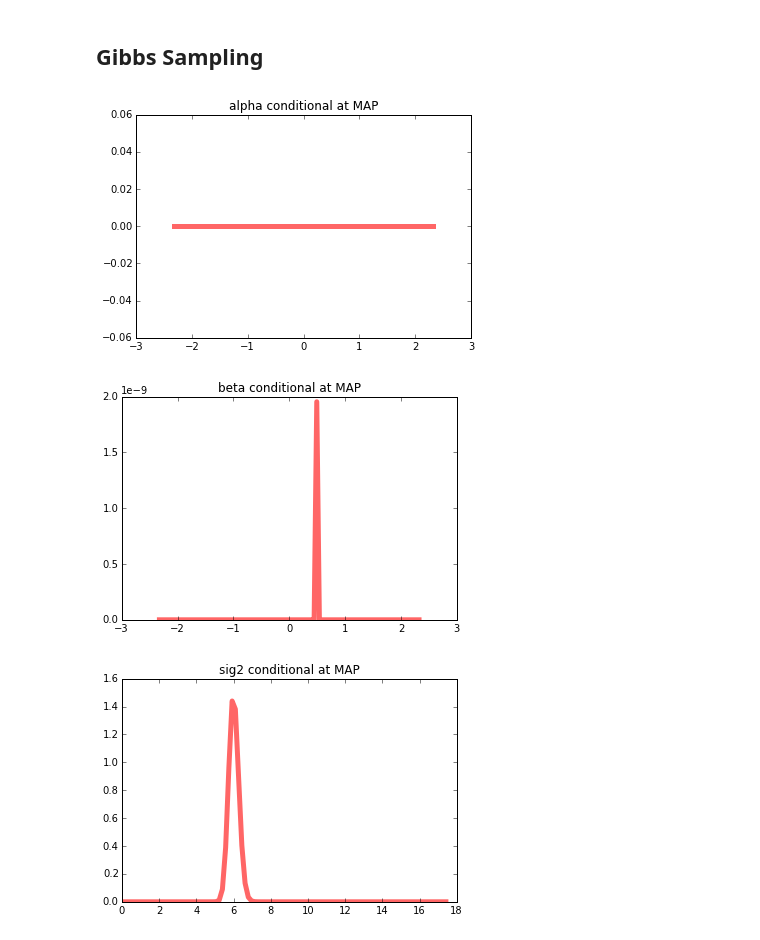
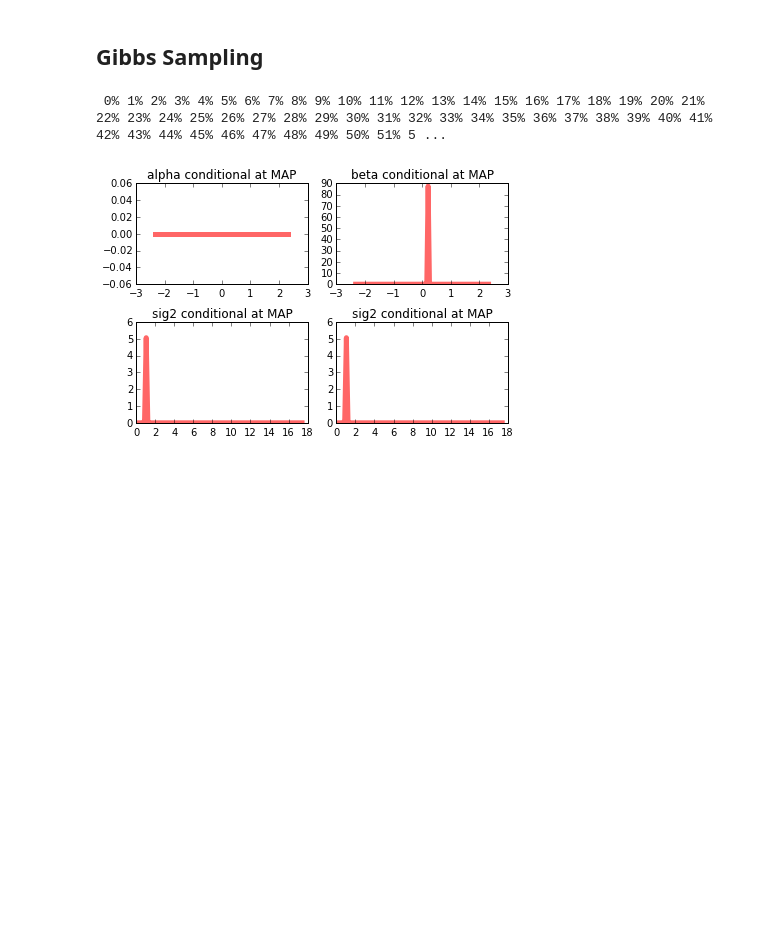
Before and after one commit to mobeets/AR-1-gibbs, a Jupyter notebook: AR-1 + noise.ipynb, the cells around one changed output. Cells and saved outputs as stored; diff of their text form; code cells hidden in the pictures; blank space fills up the shorter version.

```diff
--- a/AR-1 + noise.ipynb
+++ b/AR-1 + noise.ipynb
@@ -112,8 +112,8 @@ T.cond.b = lambda (a, b, s, t, X, Y): T.prior.p1*T.prior.p2 + sum((Y-X)**2)
 # %%
 A.cond.rv = lambda theta: norm(loc=A.cond.m(theta), scale=np.sqrt(A.cond.var(theta)))
 B.cond.rv = lambda theta: norm(loc=B.cond.m(theta), scale=np.sqrt(B.cond.var(theta)))
-S.cond.rv = lambda theta: invgamma(S.cond.a(theta)/2, loc=0, scale=S.cond.b(theta)/2)
-T.cond.rv = lambda theta: invgamma(T.cond.a(theta)/2, loc=0, scale=T.cond.b(theta)/2)
+S.cond.rv = lambda theta: invgamma(S.cond.p1(theta)/2, loc=0, scale=S.cond.p1(theta)/2)
+T.cond.rv = lambda theta: invgamma(T.cond.p1(theta)/2, loc=0, scale=T.cond.p1(theta)/2)
 
 def draw_theta((aCur, bCur, sCur, tCur), X, Y):
     aCur = A.cond.rv((aCur, bCur, sCur, tCur, X, Y)).rvs(size=1)
@@ -124,12 +124,16 @@ def draw_theta((aCur, bCur, sCur, tCur), X, Y):
 # %% [markdown]
 ## Filter Forward Backwards Sampling (FFBS)
 # %%
-def inner_backward((a,b,s,t), Xt1, Yt1, mt, Ct, rt):
+def inner_backward((a,b,s,t), Xt1, Yt1, mt, Ct, rt1):
     """
     n.b. read Xt1 as "X_{t+1}"
     """
-    ht = mt + (b* Ct * (Xt1 - rt))/Yt1
+    ht = mt + (b * Ct)/(Yt1*(Xt1 - rt1))
+    # ht = mt + (b * Ct * (Xt1 - rt1))/Yt1
     Ht = Ct - (b**2)*(Ct**2)/Yt1
+    if Ht <= 0:
+        print (a,b,s,t)
+        print "Invalid Ht: {0} = {1} - {2}".format(Ht, Ct, (b**2)*(Ct**2)/Yt1)
     return norm(loc=ht, scale=np.sqrt(Ht)).rvs(size=1)
 
 def backward((a,b,s,t), XT, Y, m, C, r):
@@ -139,7 +143,7 @@ def backward((a,b,s,t), XT, Y, m, C, r):
     X = np.zeros(len(Y))
     X[-1] = XT
     for i in xrange(len(Y)-2, -1, -1):
-        X[i] = inner_backward((a,b,s,t), X[i+1], Y[i+1], m[i], C[i], r[i])
+        X[i] = inner_backward((a,b,s,t), X[i+1], Y[i+1], m[i], C[i], r[i+1])
     return X
 
 def forward((a,b,s,t), Y):
@@ -166,6 +170,8 @@ def forward((a,b,s,t), Y):
         H[i] = R[i]/F[i]
         m[i] = r[i] + H[i]*h[i]
         C[i] = R[i] - R[i]*H[i]
+    if C[-1] <= 0:
+        print "Invalid CT: {0}".format(C[-1])
     XT = norm(loc=m[-1], scale=np.sqrt(C[-1])).rvs(size=1)
     return XT, m, C, r
 
@@ -181,28 +187,42 @@ Thetas = np.zeros([niters+1, 4])
 States = np.zeros([niters+1, len(D.Y)])
 States[0] = D.Y
 for i in xrange(1, niters+1):
+    if i % 10 == 0:
+        print '{0}%'.format(int(i*100.0/(niters+1))),
     Thetas[i] = draw_theta(Thetas[i-1], States[i-1], D.Y)
     States[i] = ffbs(Thetas[i], D.Y)
 tMAP = Thetas.mean(0)
+print
 print '(alpha, beta, sig2, ome2) = {0}'.format(tMAP)
+# %% [output]
+ 0% 1% 2% 3% 4% 5% 6% 7% 8% 9% 10% 11% 12% 13% 14% 15% 16% 17% 18% 19% 20% 21% 22% 23% 24% 25% 26% 27% 28% 29% 30% 31% 32% 33% 34% 35% 36% 37% 38% 39% 40% 41% 42% 43% 44% 45% 46% 47% 48% 49% 50% 51% 5 ...
 # %%
 # tMAP = [ 5.33132064, 0.47778493, 5.64343147]
+alpha, beta, sig2, ome2 = tMAP
+pMAP = (alpha, beta, sig2, ome2, States[-1], D.Y)
+
 x1 = np.linspace(norm.ppf(0.01), norm.ppf(0.99), 100)
-x2 = np.linspace(invgamma.ppf(0.01, S.prior.a/2), invgamma.ppf(0.99, S.prior.a/2), 100)
+x2 = np.linspace(invgamma.ppf(0.01, S.prior.p1/2), invgamma.ppf(0.99, S.prior.p1/2), 100)
+x3 = np.linspace(invgamma.ppf(0.01, T.prior.p1/2), invgamma.ppf(0.99, T.prior.p1/2), 100)
 
-plt.plot(x1, A.cond.rv(tMAP).pdf(x1), 'r-', lw=5, alpha=0.6, label='a prior')
+plt.subplot(221)
+plt.plot(x1, A.cond.rv(pMAP).pdf(x1), 'r-', lw=5, alpha=0.6, label='a prior')
 plt.title('alpha conditional at MAP')
+
+plt.subplot(222)
+plt.plot(x1, B.cond.rv(pMAP).pdf(x1), 'r-', lw=5, alpha=0.6, label='b prior')
+plt.title('beta conditional at MAP')
+
+plt.subplot(223)
+plt.plot(x2, S.cond.rv(pMAP).pdf(x2), 'r-', lw=5, alpha=0.6, label='sig2 prior')
+plt.title('sig2 conditional at MAP')
+
+plt.subplot(224)
+plt.plot(x3, T.cond.rv(pMAP).pdf(x3), 'r-', lw=5, alpha=0.6, label='sig2 prior')
+plt.title('sig2 conditional at MAP')
+
+plt.tight_layout()
 plt.show()
-
-plt.plot(x1, B.cond.rv(tMAP).pdf(x1), 'r-', lw=5, alpha=0.6, label='b prior')
-plt.title('beta conditional at MAP')
-plt.show()
-
-plt.plot(x2, S.cond.rv(tMAP).pdf(x2), 'r-', lw=5, alpha=0.6, label='sig2 prior')
-plt.title('sig2 conditional at MAP')
-plt.show()
 # %% [output]
-[figure, old version]
+[figure, new version]
-[figure, removed]
-[figure, removed]
 # %%
```
Also changed, not shown: parts of 10 cells of this notebook, 2 other files.
